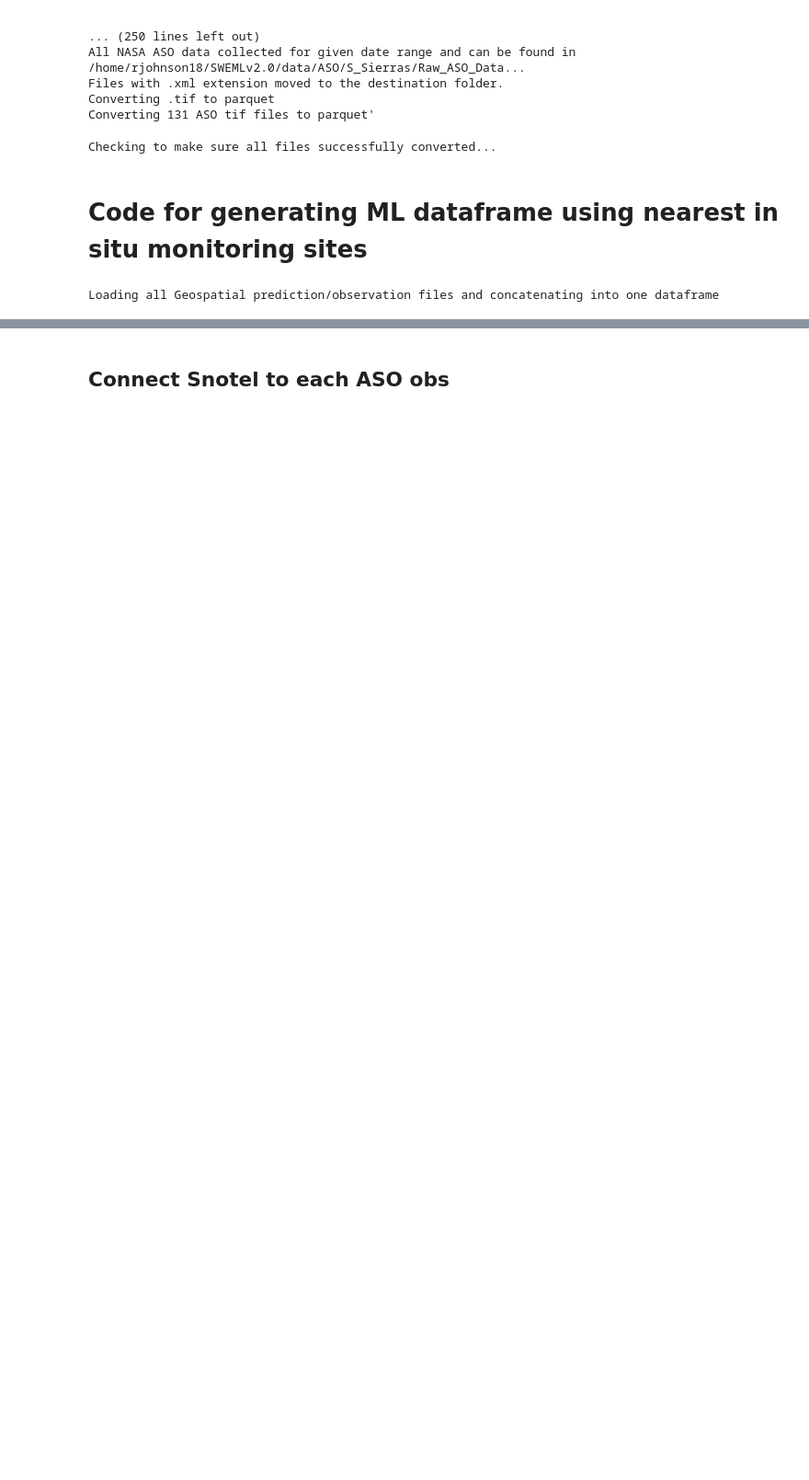
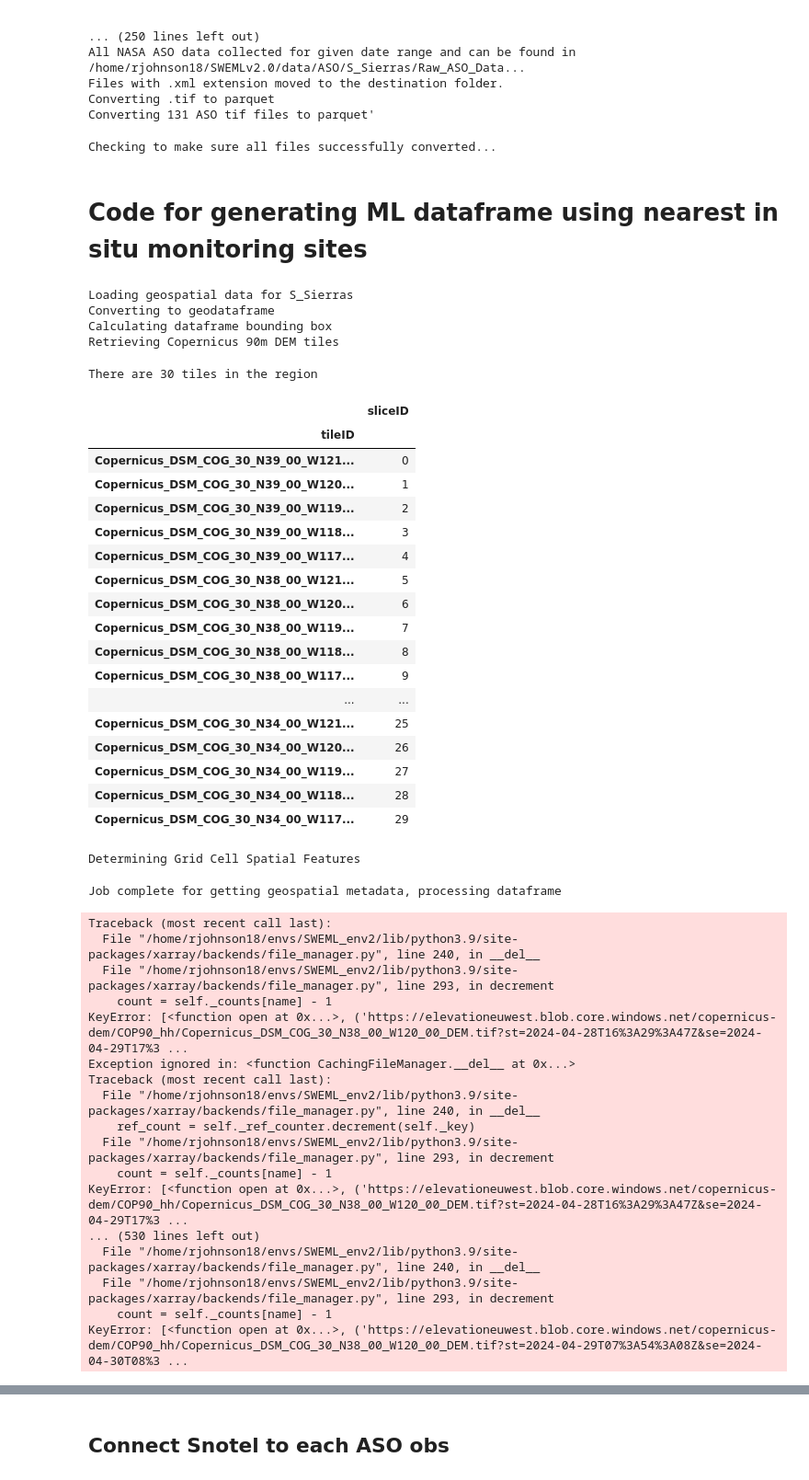
Before and after one commit to whitelightning450/SWEMLv2.0, a Jupyter notebook: Dataprocessing/DataProcessing_PipelineModularized.ipynb, the cells around one changed output, grey strips where cells are left out. Shown at 92% size. Cells and saved outputs as stored; diff of their text form; code cells hidden in the pictures; blank space fills up the shorter version.

```diff
--- a/Dataprocessing/DataProcessing_PipelineModularized.ipynb
+++ b/Dataprocessing/DataProcessing_PipelineModularized.ipynb
@@ -68,17 +69,58 @@ Checking to make sure all files successfully converted...
 # %%
 import GeoDF
 
 # GeoDF used to create a dataframe for ML model development. Its function is to connect in situ observations to gridded locations
 region = region #Should be done in above code block
 output_res = output_res
 
 #load snotel meta location data, use haversive function
-GeoDF.fetch_snotel_sites_for_cellids(region, output_res) # Using known up to date sites, can this be threaded?
+#GeoDF.fetch_snotel_sites_for_cellids(region, output_res) # Using known up to date sites, can this be threaded?
 
 # Get geophysical attributes for each site, need to see how to add output resolution
 gdf = GeoDF.GeoSpatial(region, output_res)
 #gdf = gdf.head(100)
 #use geodataframe with lat/long meta of all sites to determine slope, aspect, and elevation
 metadf = GeoDF.extract_terrain_data_threaded(gdf, region, output_res)
 # %% [output]
-Loading all Geospatial prediction/observation files and concatenating into one dataframe
+Loading geospatial data for S_Sierras
+Converting to geodataframe
+Calculating dataframe bounding box
+Retrieving Copernicus 90m DEM tiles
+There are 30 tiles in the region
+|  | sliceID |
+| tileID |  |
+| Copernicus_DSM_COG_30_N39_00_W121... | 0 |
+| Copernicus_DSM_COG_30_N39_00_W120... | 1 |
+| Copernicus_DSM_COG_30_N39_00_W119... | 2 |
+| Copernicus_DSM_COG_30_N39_00_W118... | 3 |
+| Copernicus_DSM_COG_30_N39_00_W117... | 4 |
+| Copernicus_DSM_COG_30_N38_00_W121... | 5 |
+| Copernicus_DSM_COG_30_N38_00_W120... | 6 |
+| Copernicus_DSM_COG_30_N38_00_W119... | 7 |
+| Copernicus_DSM_COG_30_N38_00_W118... | 8 |
+| Copernicus_DSM_COG_30_N38_00_W117... | 9 |
+| ... | ... |
+| Copernicus_DSM_COG_30_N34_00_W121... | 25 |
+| Copernicus_DSM_COG_30_N34_00_W120... | 26 |
+| Copernicus_DSM_COG_30_N34_00_W119... | 27 |
+| Copernicus_DSM_COG_30_N34_00_W118... | 28 |
+| Copernicus_DSM_COG_30_N34_00_W117... | 29 |
+Determining Grid Cell Spatial Features
+Job complete for getting geospatial metadata, processing dataframe
+Traceback (most recent call last):
+  File "/home/rjohnson18/envs/SWEML_env2/lib/python3.9/site-packages/xarray/backends/file_manager.py", line 240, in __del__
+  File "/home/rjohnson18/envs/SWEML_env2/lib/python3.9/site-packages/xarray/backends/file_manager.py", line 293, in decrement
+    count = self._counts[name] - 1
+KeyError: [<function open at 0x...>, ('https://elevationeuwest.blob.core.windows.net/copernicus-dem/COP90_hh/Copernicus_DSM_COG_30_N38_00_W120_00_DEM.tif?st=2024-04-28T16%3A29%3A47Z&se=2024-04-29T17%3 ...
+Exception ignored in: <function CachingFileManager.__del__ at 0x...>
+Traceback (most recent call last):
+  File "/home/rjohnson18/envs/SWEML_env2/lib/python3.9/site-packages/xarray/backends/file_manager.py", line 240, in __del__
+    ref_count = self._ref_counter.decrement(self._key)
+  File "/home/rjohnson18/envs/SWEML_env2/lib/python3.9/site-packages/xarray/backends/file_manager.py", line 293, in decrement
+    count = self._counts[name] - 1
+KeyError: [<function open at 0x...>, ('https://elevationeuwest.blob.core.windows.net/copernicus-dem/COP90_hh/Copernicus_DSM_COG_30_N38_00_W120_00_DEM.tif?st=2024-04-28T16%3A29%3A47Z&se=2024-04-29T17%3 ...
+... (530 lines left out)
+  File "/home/rjohnson18/envs/SWEML_env2/lib/python3.9/site-packages/xarray/backends/file_manager.py", line 240, in __del__
+  File "/home/rjohnson18/envs/SWEML_env2/lib/python3.9/site-packages/xarray/backends/file_manager.py", line 293, in decrement
+    count = self._counts[name] - 1
+KeyError: [<function open at 0x...>, ('https://elevationeuwest.blob.core.windows.net/copernicus-dem/COP90_hh/Copernicus_DSM_COG_30_N38_00_W120_00_DEM.tif?st=2024-04-29T07%3A54%3A08Z&se=2024-04-30T08%3 ...
```
Also changed, not shown: parts of 12 cells of this notebook, 2 other files.
